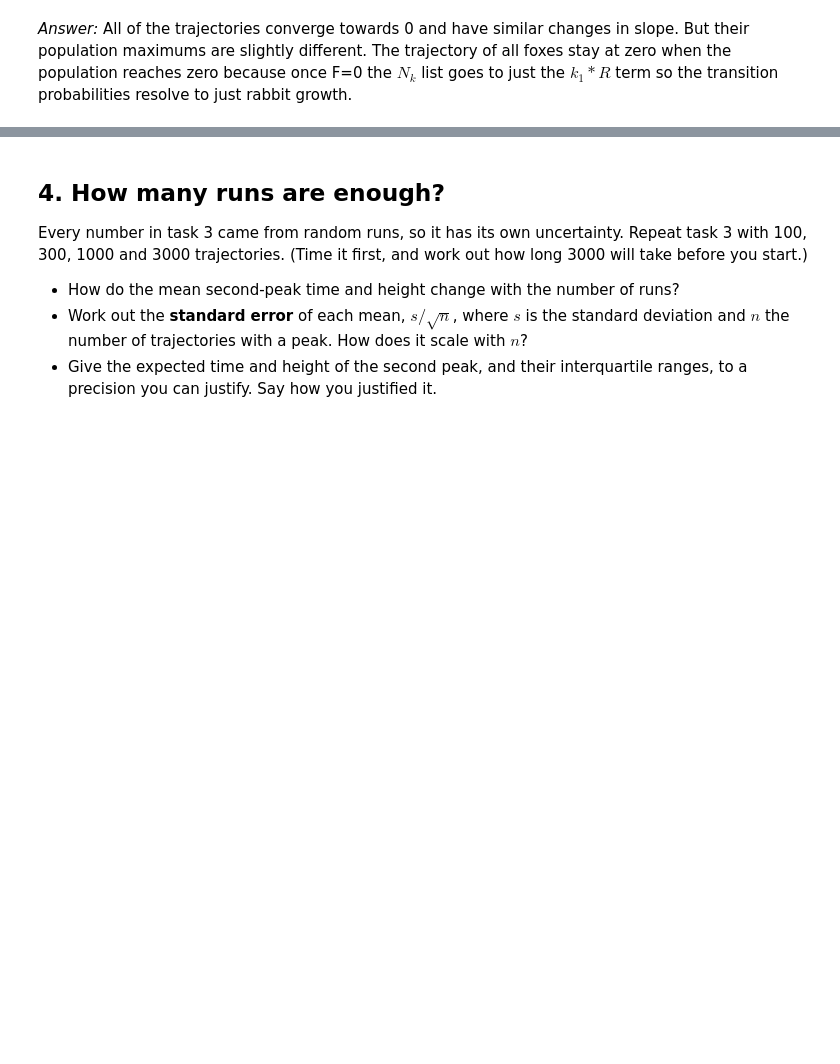
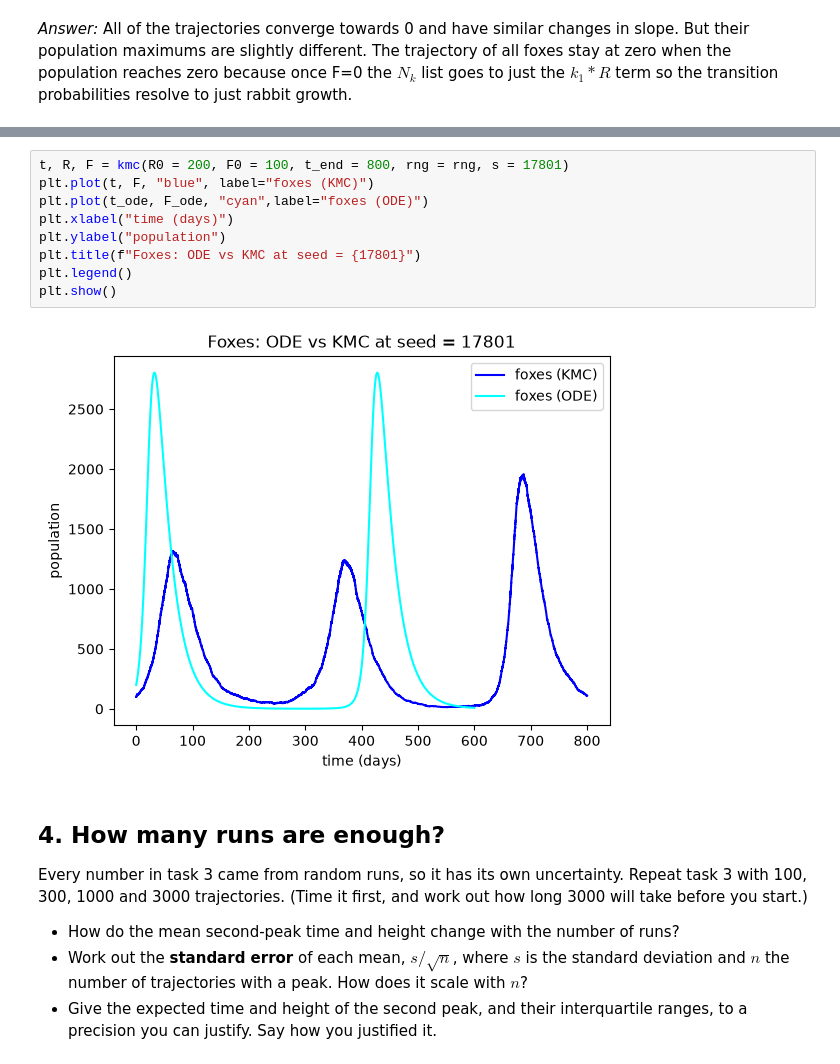
Before and after one commit to mitchellmlibby/kinetic-monte-carlo, a Jupyter notebook: rabbits-and-foxes-kmc.ipynb, the cells around one changed output, grey strips where cells are left out. Cells and saved outputs as stored; diff of their text form; blank space fills up the shorter version.

```diff
--- a/rabbits-and-foxes-kmc.ipynb
+++ b/rabbits-and-foxes-kmc.ipynb
@@ -360,3 +385,14 @@ help(np.histogram)
+# %%
+t, R, F = kmc(R0 = 200, F0 = 100, t_end = 800, rng = rng, s = 17801)
+plt.plot(t, F, "blue", label="foxes (KMC)")
+plt.plot(t_ode, F_ode, "cyan",label="foxes (ODE)")
+plt.xlabel("time (days)")
+plt.ylabel("population")
+plt.title(f"Foxes: ODE vs KMC at seed = {17801}")
+plt.legend()
+plt.show()
+# %% [output]
+[figure, added]
 # %% [markdown]
 ## 4. How many runs are enough?
 
```
Also changed, not shown: parts of 13 cells of this notebook.
